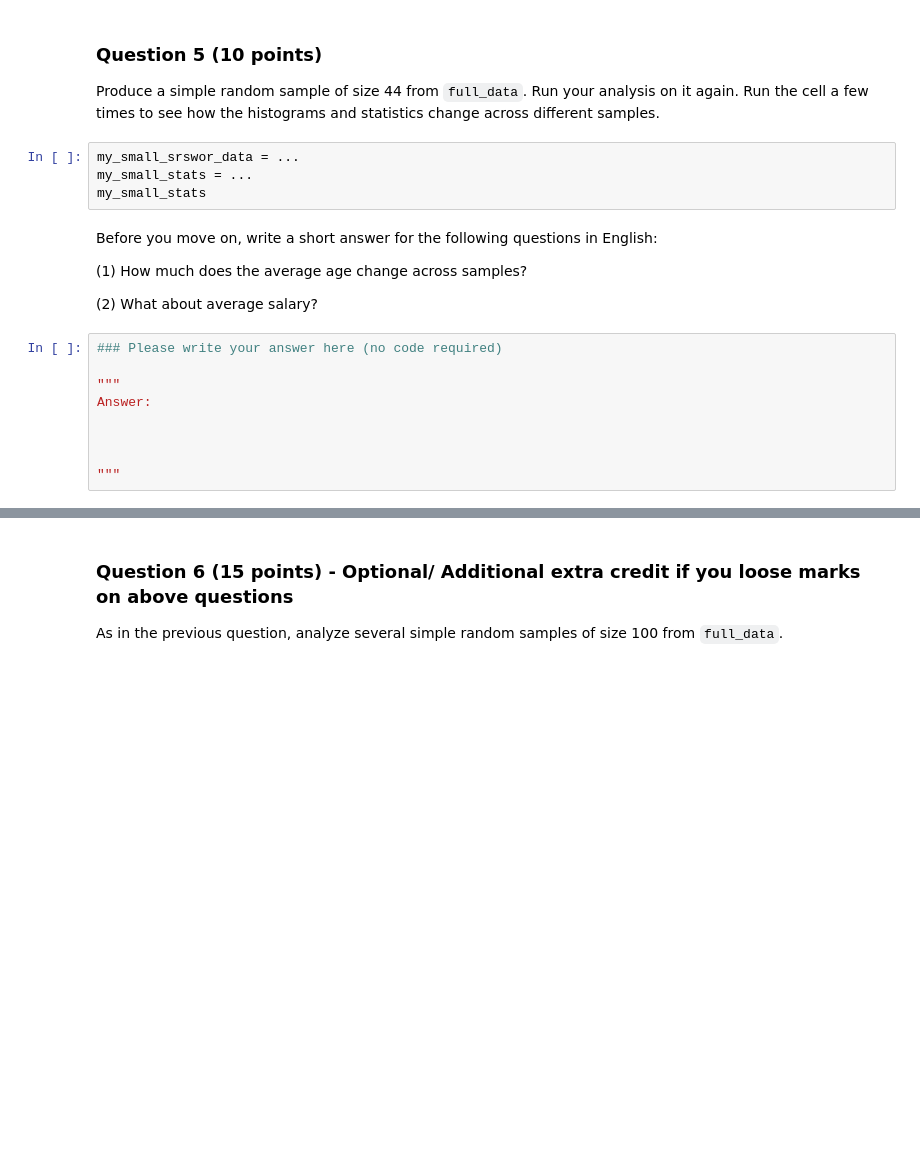
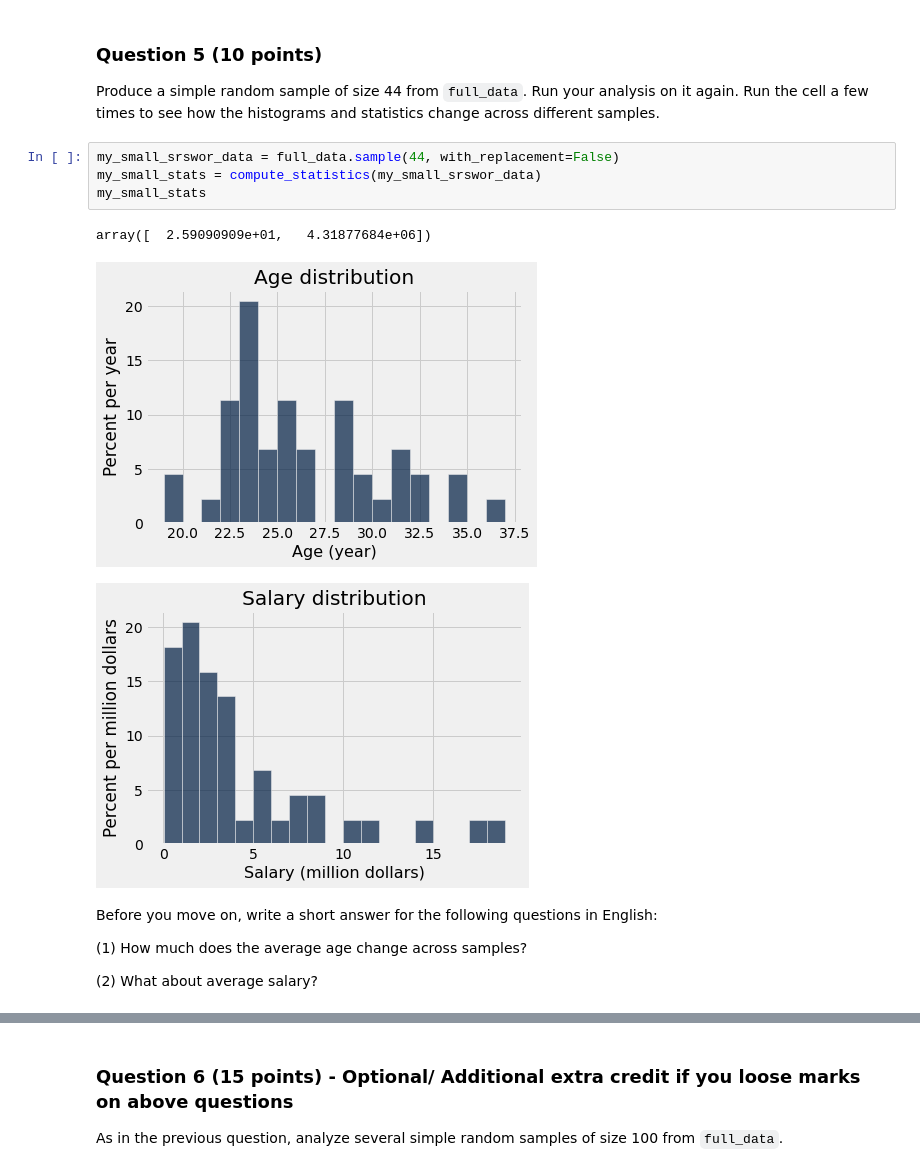
Before and after one commit to rghimre3/INFO5502-Summer2022, a Jupyter notebook: lab_assignment_07_3.ipynb, the cells around one changed output, grey strips where cells are left out. Drawn from its saved outputs; the diff is of its cells as text; blank space fills up the shorter version.

```diff
--- a/lab_assignment_07_3.ipynb
+++ b/lab_assignment_07_3.ipynb
@@ -236,21 +281,16 @@ salary_data.sample(5, with_replacement=False)
 ### Question 5 (10 points)
 Produce a simple random sample of size 44 from `full_data`. Run your analysis on it again.  Run the cell a few times to see how the histograms and statistics change across different samples.
 # %%
-my_small_srswor_data = ...
-my_small_stats = ...
+my_small_srswor_data = full_data.sample(44, with_replacement=False)
+my_small_stats = compute_statistics(my_small_srswor_data)
 my_small_stats
+# %% [output]
+array([  2.59090909e+01,   4.31877684e+06])
+[figure, added]
+[figure, added]
 # %% [markdown]
 Before you move on, write a short answer for the following questions in English:
 
 (1) How much does the average age change across samples?
 
 (2) What about average salary?
-# %%
-### Please write your answer here (no code required)
-
-"""
-Answer:
-
-
-
-"""
```
Also changed, not shown: parts of 17 cells of this notebook.
